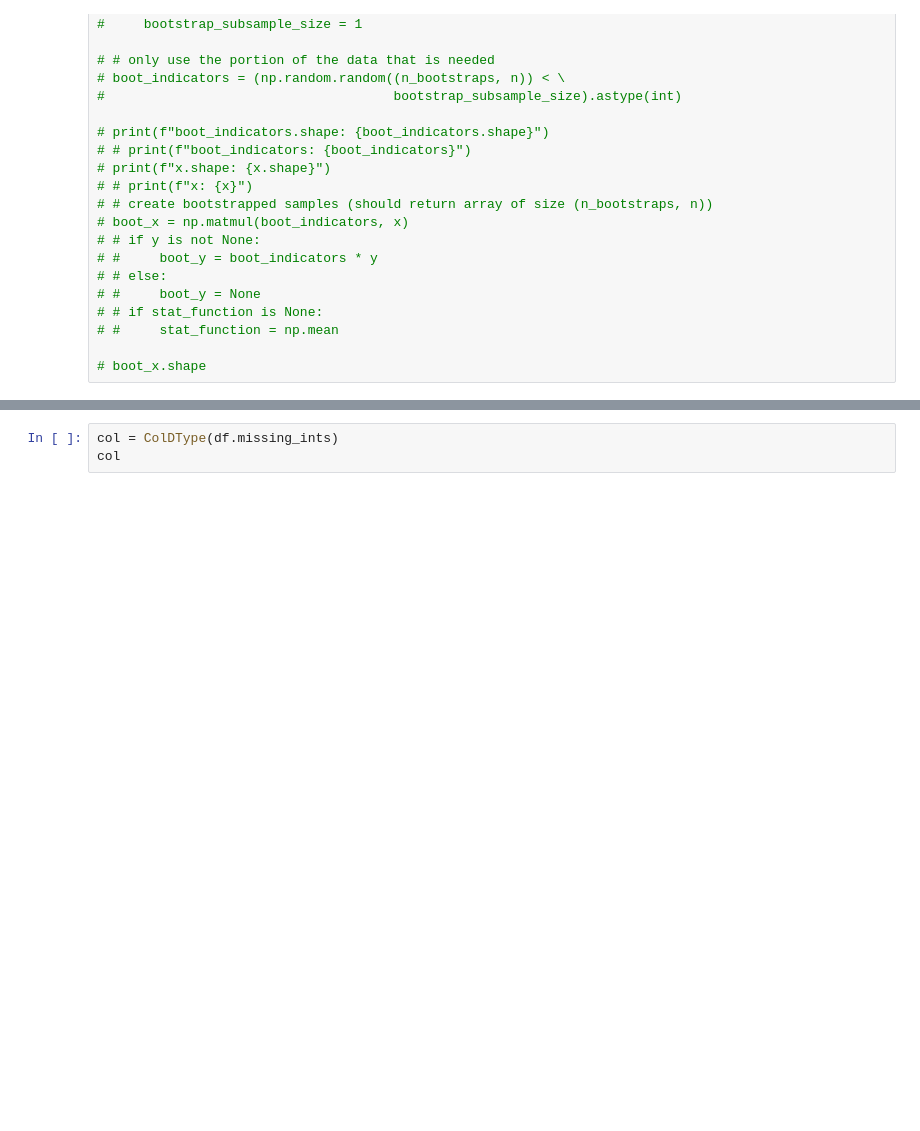
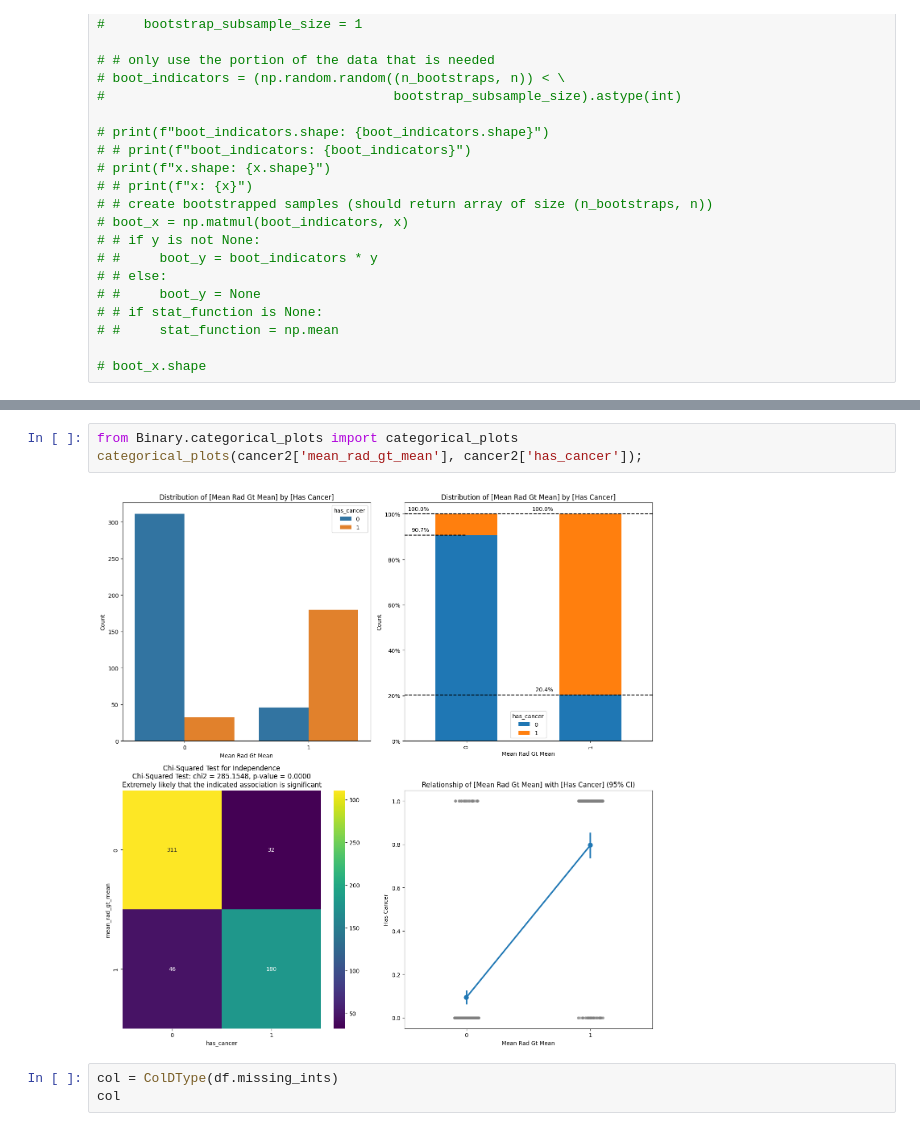
Before and after one commit to aaweaver-actuary/sb-eda, a Jupyter notebook: sbEDA/sbDtypes.ipynb, the cells around one changed output, grey strips where cells are left out. Drawn from its saved outputs; the diff is of its cells as text; blank space fills up the shorter version.

Commit message:
categorical plots

```diff
--- a/sbEDA/sbDtypes.ipynb
+++ b/sbEDA/sbDtypes.ipynb
@@ -227,6 +227,11 @@ ax3 = binary_roc_auc(cancer2['mean_radius'], cancer2['has_cancer'], ax=ax3)
 ax4 = binary_ks_plot(cancer2['mean_radius'], cancer2['has_cancer'], ax=ax4)
 # %% [output]
 [figure]
+# %%
+from Binary.categorical_plots import categorical_plots
+categorical_plots(cancer2['mean_rad_gt_mean'], cancer2['has_cancer']);
+# %% [output]
+[figure, added]
 # %%
 col = ColDType(df.missing_ints)
 col
```
Also changed, not shown: parts of 7 cells of this notebook, 4 other files.
